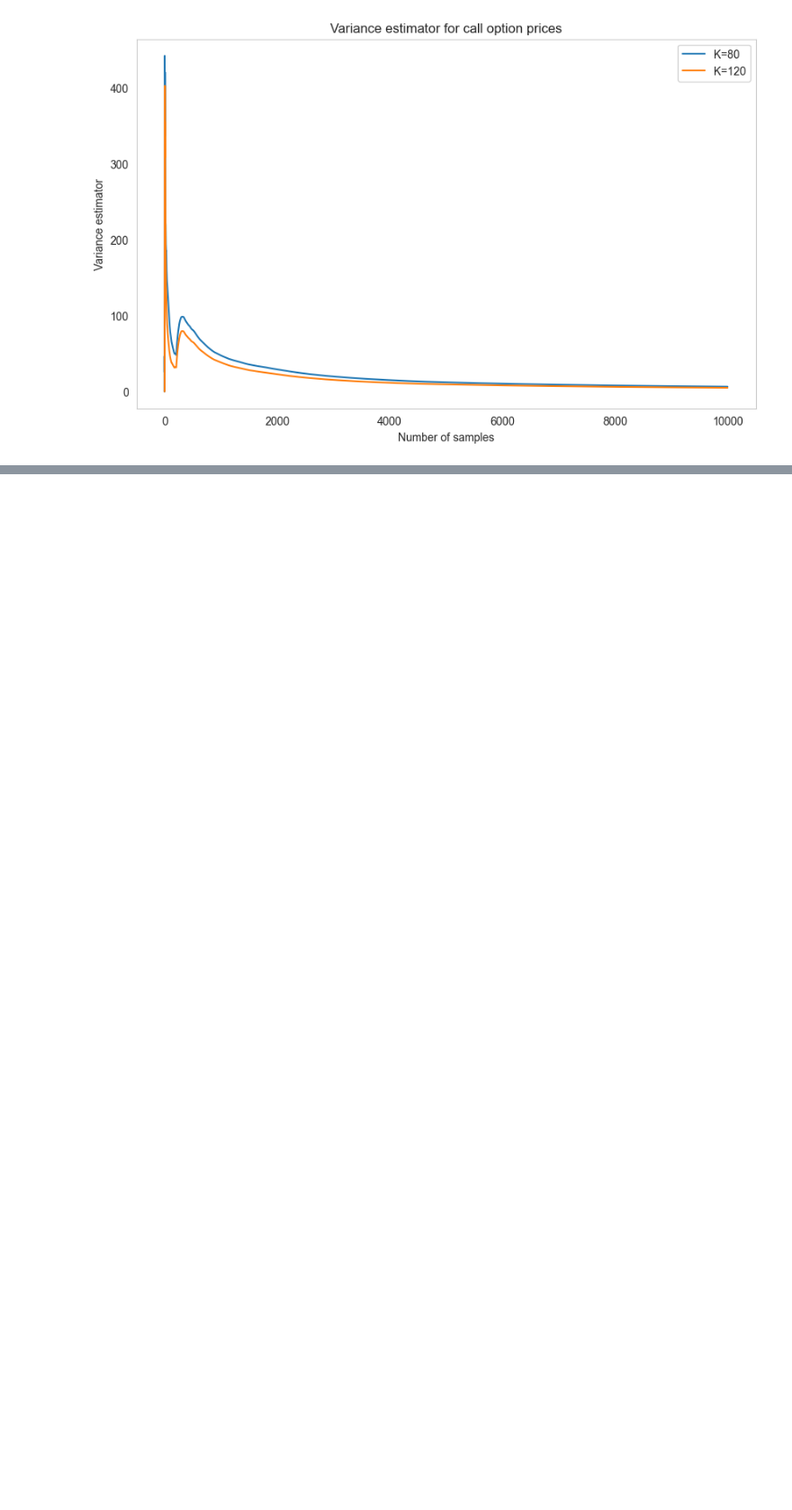
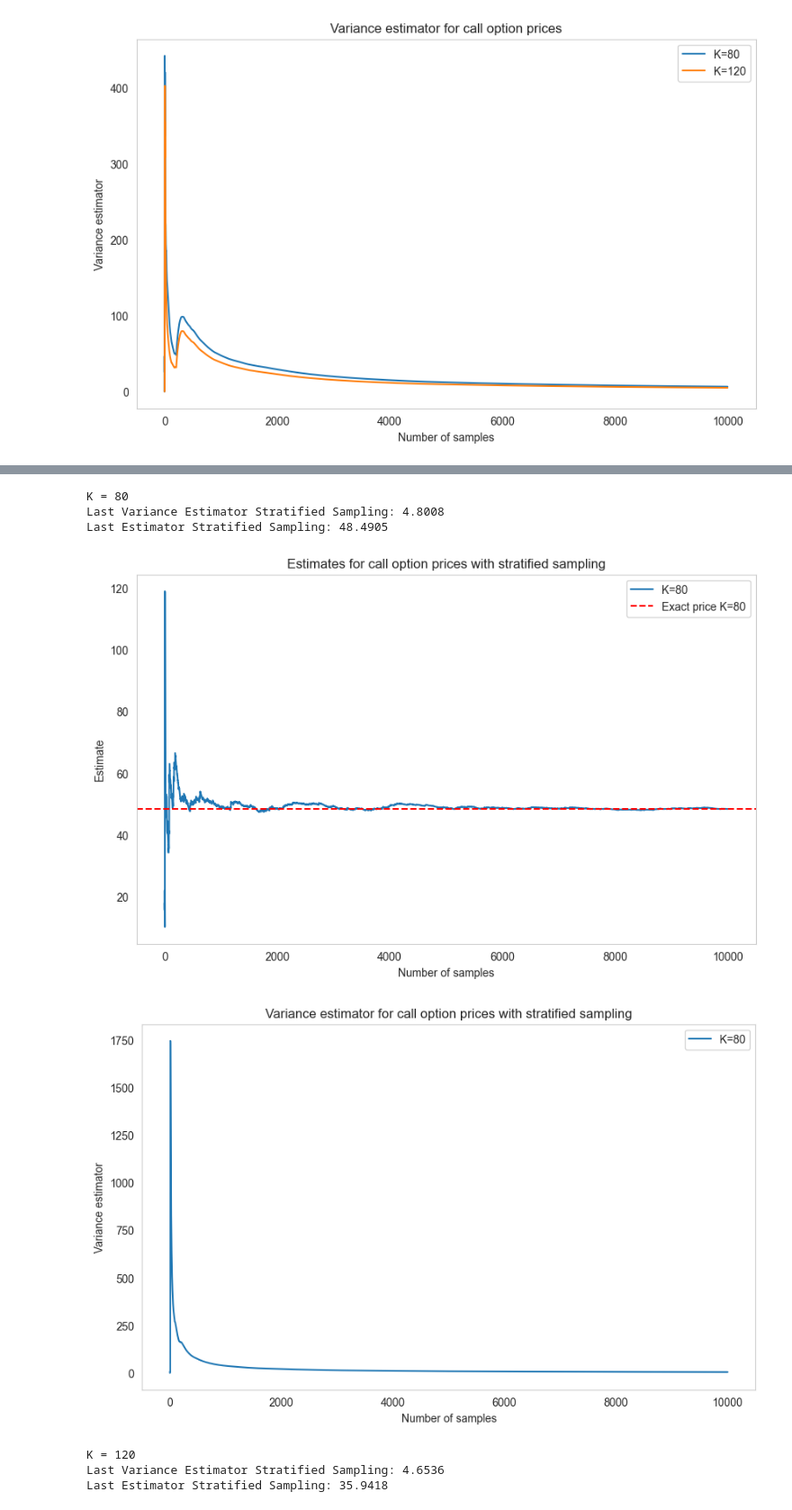
Before and after one commit to fantasy2fry/FinancialMathIntro, a Jupyter notebook: lab6/l6.ipynb, the cells around one changed output, grey strips where cells are left out. Shown at 90% size. Cells and saved outputs as stored; diff of their text form; code cells hidden in the pictures; blank space fills up the shorter version.

```diff
--- a/lab6/l6.ipynb
+++ b/lab6/l6.ipynb
@@ -135,0 +310,48 @@ Estimate for K=120: 39.601975924751564
+# %%
+stratified_variates_estimators = [None, None]
+k=100
+n_per_layer = n // k
+stratified_payoff = np.zeros(n)
+for K,exact_price in zip(Ks,exact_prices):
+    U=np.random.uniform(size = n_per_layer)
+    for i in range(k):
+        quantile = (i + U) / k
+        WT = np.sqrt(T) * norm.ppf(quantile)
+        ST = S0 * np.exp(sigma * WT + (r - 0.5 * sigma**2) * T)
+        payoff = discount_factor * np.maximum(ST - K, 0)
+        stratified_payoff[i*n_per_layer:(i+1)*n_per_layer] = payoff
+    stratified_payoff = np.random.permutation(stratified_payoff) #shuffle the stratified payoffs
+    stratified_cumsum = np.cumsum(stratified_payoff)
+    stratified_estimators = stratified_cumsum / np.arange(1, n + 1)
+    stratified_var_estimators = np.cumsum((stratified_estimators - cumulated_mean(stratified_estimators))**2)/divider
+    print(f"\nK = {K}")
+    print(f"Last Variance Estimator Stratified Sampling: {stratified_var_estimators[-1]:.4f}")
+    print(f"Last Estimator Stratified Sampling: {stratified_estimators[-1]:.4f}")
+    plt.figure(figsize=(10, 6))
+    plt.plot(stratified_estimators, label=f"K={K}")
+    plt.axhline(exact_price, color='red', linestyle='--', label=f"Exact price K={K}")
+    plt.xlabel("Number of samples")
+    plt.ylabel("Estimate")
+    plt.title("Estimates for call option prices with stratified sampling")
+    plt.legend()
+    plt.grid()
+    plt.show()
+    plt.figure(figsize=(10, 6))
+    plt.plot(stratified_var_estimators, label=f"K={K}")
+    plt.xlabel("Number of samples")
+    plt.ylabel("Variance estimator")
+    plt.title("Variance estimator for call option prices with stratified sampling")
+    plt.legend()
+    plt.grid()
+    plt.show()
+    if K == 80: stratified_variates_estimators[0] = stratified_estimators
+    if K == 120: stratified_variates_estimators[1] = stratified_estimators
+# %% [output]
+K = 80
+Last Variance Estimator Stratified Sampling: 4.8008
+Last Estimator Stratified Sampling: 48.4905
+[figure, added]
+[figure, added]
+K = 120
+Last Variance Estimator Stratified Sampling: 4.6536
+Last Estimator Stratified Sampling: 35.9418
```
Also changed, not shown: parts of 13 cells of this notebook.
